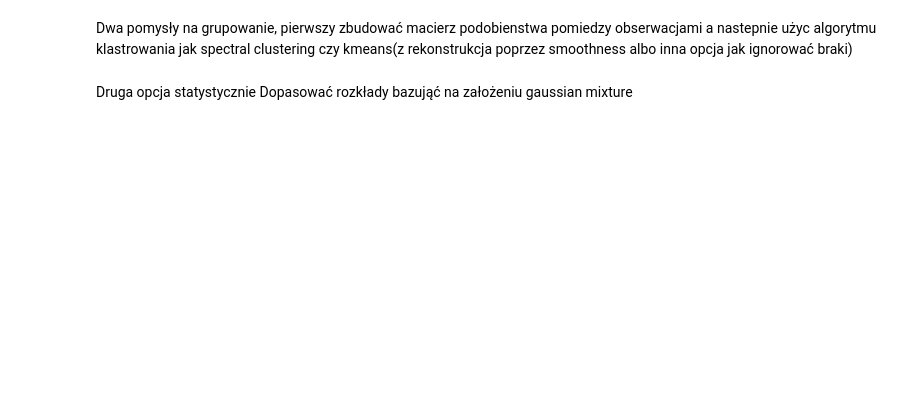
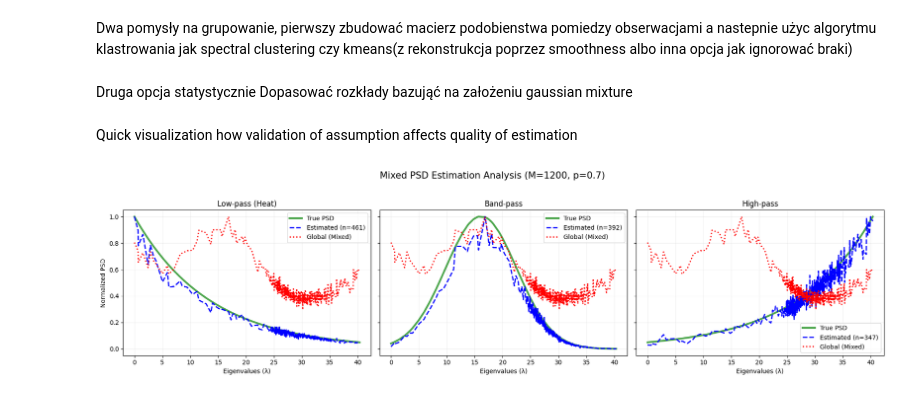
Before and after one commit to Michal-Iwicki/Graph-signal-reconstruction, a Jupyter notebook: Tests.ipynb, the cells around one changed output. Cells and saved outputs as stored; diff of their text form; code cells hidden in the pictures; blank space fills up the shorter version.

```diff
--- a/Tests.ipynb
+++ b/Tests.ipynb
@@ -58,3 +22,5 @@ GM : 0.0378
 Dwa pomysły na grupowanie, pierwszy zbudować macierz podobienstwa pomiedzy obserwacjami a nastepnie użyc algorytmu klastrowania jak spectral clustering czy kmeans(z rekonstrukcja poprzez smoothness albo inna opcja jak ignorować braki)
 # %% [markdown]
 Druga opcja statystycznie Dopasować rozkłady bazująć na założeniu gaussian mixture
+# %% [markdown]
+Quick visualization how validation of assumption affects quality of estimation
@@ -60,0 +29,4 @@ Druga opcja statystycznie Dopasować rozkłady bazująć na założeniu gaussian
+# %%
+_= run_mixed_psd_estimation_exp()
+# %% [output]
+[figure, added]
```
Also changed, not shown: parts of 4 cells of this notebook, 3 other files.
